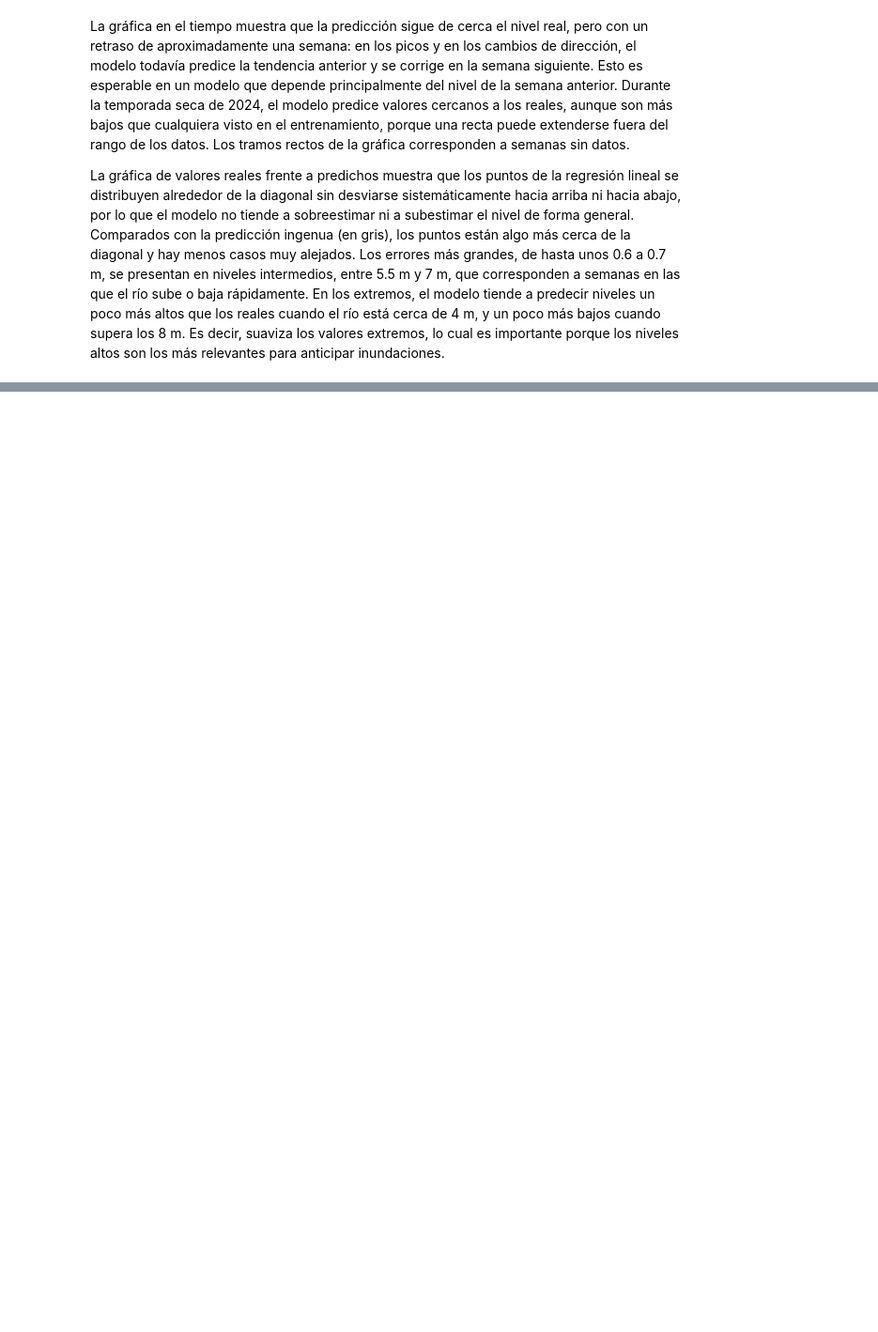
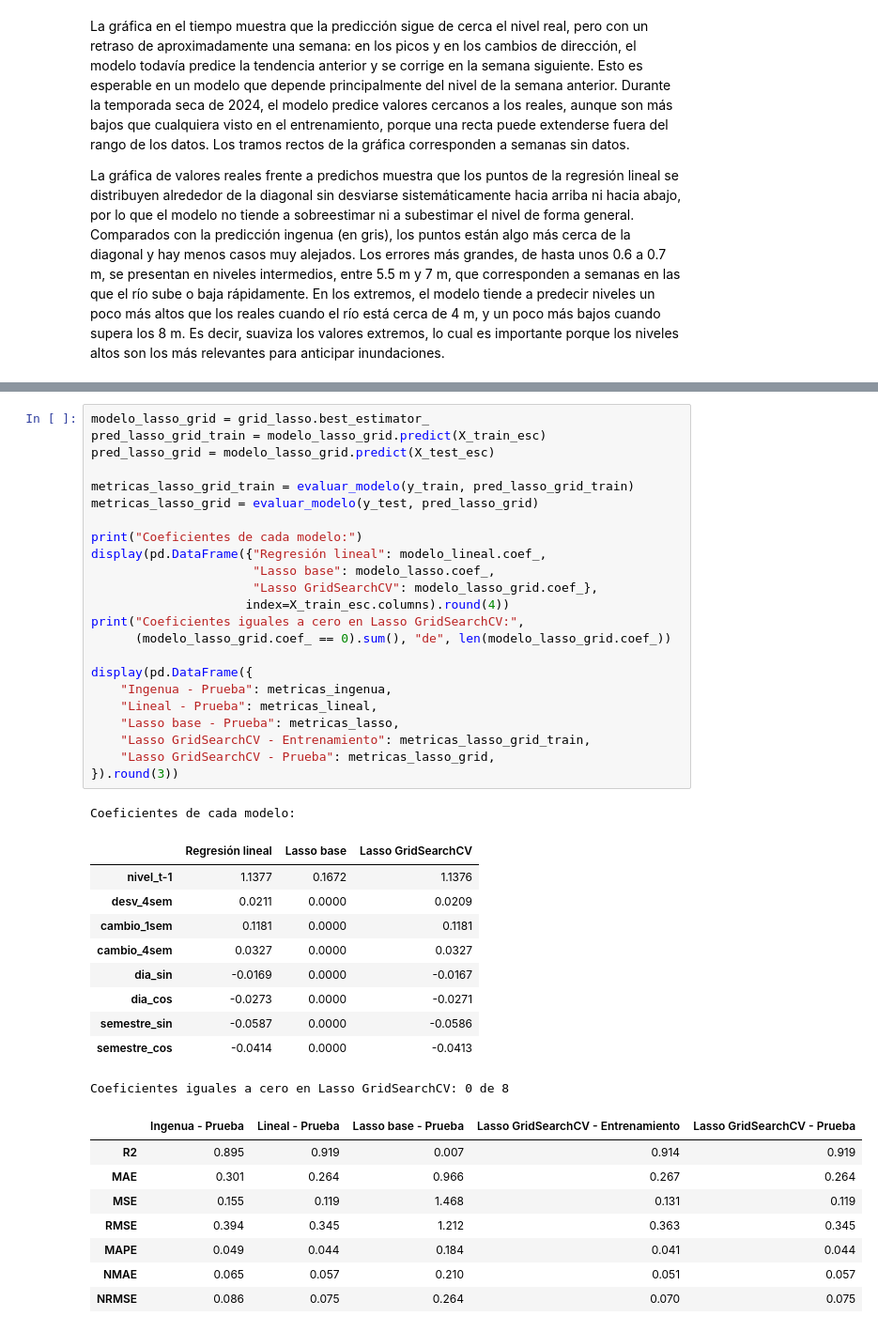
Before and after one commit to AlfonsoMSDL/Proyecto-Aprendizaje-Supervizado-IA, a Jupyter notebook: PromedioNivelMax.ipynb, the cells around one changed output, grey strips where cells are left out. Shown at 94% size. Drawn from its saved outputs; the diff is of its cells as text; blank space fills up the shorter version.

```diff
--- a/PromedioNivelMax.ipynb
+++ b/PromedioNivelMax.ipynb
@@ -1611,0 +1701,43 @@ La gráfica de valores reales frente a predichos muestra que los puntos de la re
+# %%
+modelo_lasso_grid = grid_lasso.best_estimator_
+pred_lasso_grid_train = modelo_lasso_grid.predict(X_train_esc)
+pred_lasso_grid = modelo_lasso_grid.predict(X_test_esc)
+
+metricas_lasso_grid_train = evaluar_modelo(y_train, pred_lasso_grid_train)
+metricas_lasso_grid = evaluar_modelo(y_test, pred_lasso_grid)
+
+print("Coeficientes de cada modelo:")
+display(pd.DataFrame({"Regresión lineal": modelo_lineal.coef_,
+                      "Lasso base": modelo_lasso.coef_,
+                      "Lasso GridSearchCV": modelo_lasso_grid.coef_},
+                     index=X_train_esc.columns).round(4))
+print("Coeficientes iguales a cero en Lasso GridSearchCV:",
+      (modelo_lasso_grid.coef_ == 0).sum(), "de", len(modelo_lasso_grid.coef_))
+
+display(pd.DataFrame({
+    "Ingenua - Prueba": metricas_ingenua,
+    "Lineal - Prueba": metricas_lineal,
+    "Lasso base - Prueba": metricas_lasso,
+    "Lasso GridSearchCV - Entrenamiento": metricas_lasso_grid_train,
+    "Lasso GridSearchCV - Prueba": metricas_lasso_grid,
+}).round(3))
+# %% [output]
+Coeficientes de cada modelo:
+|  | Regresión lineal | Lasso base | Lasso GridSearchCV |
+| nivel_t-1 | 1.1377 | 0.1672 | 1.1376 |
+| desv_4sem | 0.0211 | 0.0000 | 0.0209 |
+| cambio_1sem | 0.1181 | 0.0000 | 0.1181 |
+| cambio_4sem | 0.0327 | 0.0000 | 0.0327 |
+| dia_sin | -0.0169 | 0.0000 | -0.0167 |
+| dia_cos | -0.0273 | 0.0000 | -0.0271 |
+| semestre_sin | -0.0587 | 0.0000 | -0.0586 |
+| semestre_cos | -0.0414 | 0.0000 | -0.0413 |
+Coeficientes iguales a cero en Lasso GridSearchCV: 0 de 8
+|  | Ingenua - Prueba | Lineal - Prueba | Lasso base - Prueba | Lasso GridSearchCV - Entrenamiento | Lasso GridSearchCV - Prueba |
+| R2 | 0.895 | 0.919 | 0.007 | 0.914 | 0.919 |
+| MAE | 0.301 | 0.264 | 0.966 | 0.267 | 0.264 |
+| MSE | 0.155 | 0.119 | 1.468 | 0.131 | 0.119 |
+| RMSE | 0.394 | 0.345 | 1.212 | 0.363 | 0.345 |
+| MAPE | 0.049 | 0.044 | 0.184 | 0.041 | 0.044 |
+| NMAE | 0.065 | 0.057 | 0.210 | 0.051 | 0.057 |
+| NRMSE | 0.086 | 0.075 | 0.264 | 0.070 | 0.075 |
```
Also changed, not shown: parts of 11 cells of this notebook.
